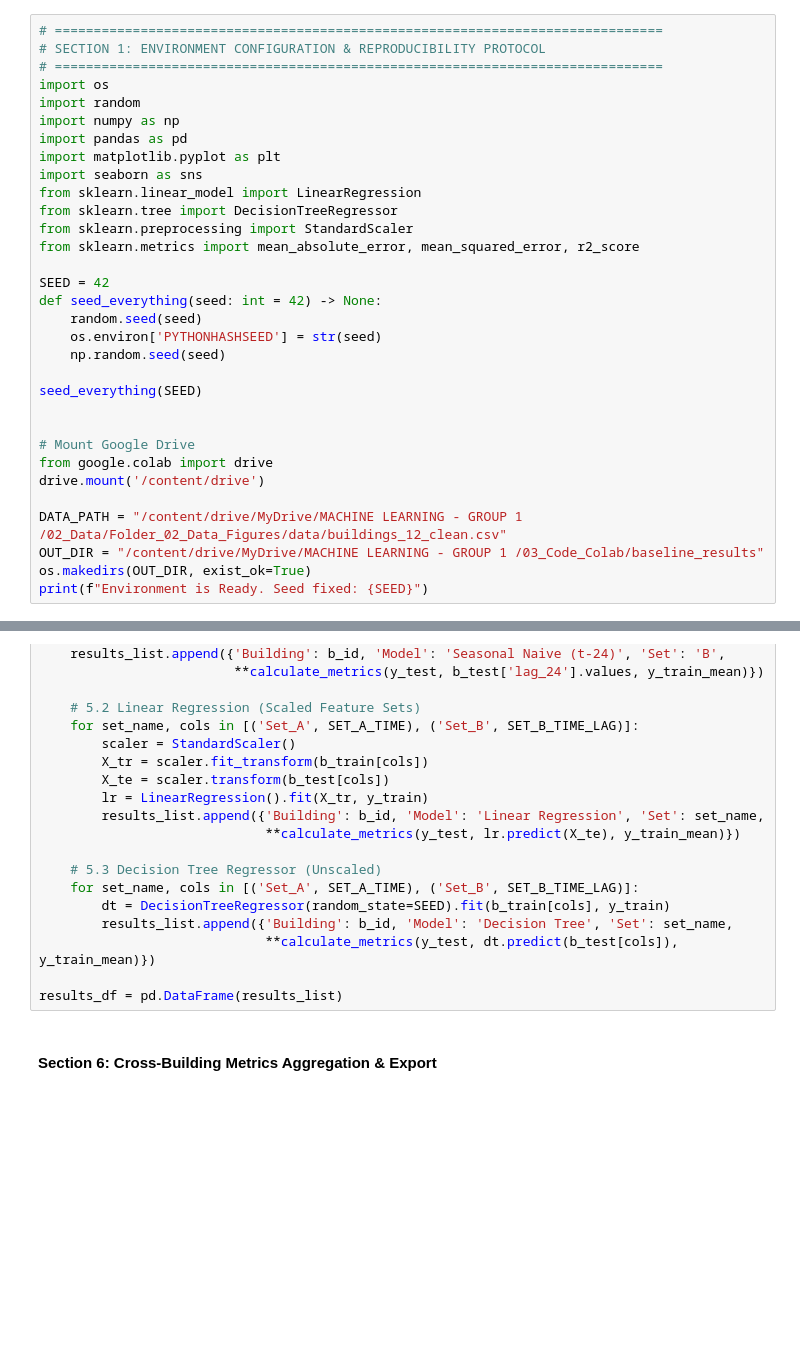
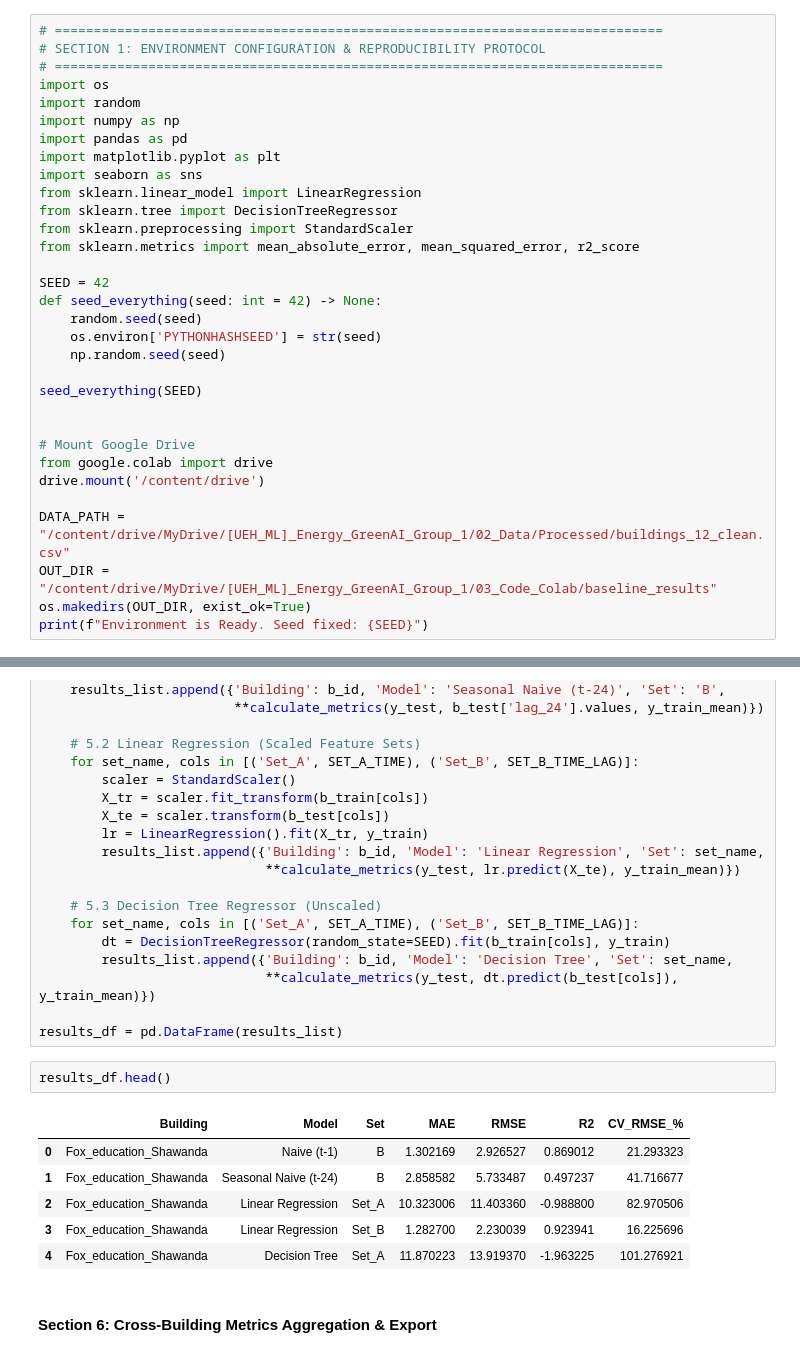
Before and after one commit to Tuantu23-ueh/UEH_ML_Energy_GreenAI_Group_1, a Jupyter notebook: 02_preprocessing_baseline.ipynb, the cells around one changed output, grey strips where cells are left out. Cells and saved outputs as stored; diff of their text form; blank space fills up the shorter version.

```diff
--- a/02_preprocessing_baseline.ipynb
+++ b/02_preprocessing_baseline.ipynb
@@ -38,8 +38,8 @@ seed_everything(SEED)
 from google.colab import drive
 drive.mount('/content/drive')
 
-DATA_PATH = "/content/drive/MyDrive/MACHINE LEARNING - GROUP 1 /02_Data/Folder_02_Data_Figures/data/buildings_12_clean.csv"
-OUT_DIR = "/content/drive/MyDrive/MACHINE LEARNING - GROUP 1 /03_Code_Colab/baseline_results"
+DATA_PATH = "/content/drive/MyDrive/[UEH_ML]_Energy_GreenAI_Group_1/02_Data/Processed/buildings_12_clean.csv"
+OUT_DIR = "/content/drive/MyDrive/[UEH_ML]_Energy_GreenAI_Group_1/03_Code_Colab/baseline_results"
 os.makedirs(OUT_DIR, exist_ok=True)
 print(f"Environment is Ready. Seed fixed: {SEED}")
 # %% [output]
@@ -150,6 +150,15 @@ for b_id in buildings:
                              **calculate_metrics(y_test, dt.predict(b_test[cols]), y_train_mean)})
 
 results_df = pd.DataFrame(results_list)
+# %%
+results_df.head()
+# %% [output]
+|  | Building | Model | Set | MAE | RMSE | R2 | CV_RMSE_% |
+| 0 | Fox_education_Shawanda | Naive (t-1) | B | 1.302169 | 2.926527 | 0.869012 | 21.293323 |
+| 1 | Fox_education_Shawanda | Seasonal Naive (t-24) | B | 2.858582 | 5.733487 | 0.497237 | 41.716677 |
+| 2 | Fox_education_Shawanda | Linear Regression | Set_A | 10.323006 | 11.403360 | -0.988800 | 82.970506 |
+| 3 | Fox_education_Shawanda | Linear Regression | Set_B | 1.282700 | 2.230039 | 0.923941 | 16.225696 |
+| 4 | Fox_education_Shawanda | Decision Tree | Set_A | 11.870223 | 13.919370 | -1.963225 | 101.276921 |
 # %% [markdown]
 #### **Section 6: Cross-Building Metrics Aggregation & Export**
 # %% [markdown]
```
Also changed, not shown: parts of 3 cells of this notebook.
